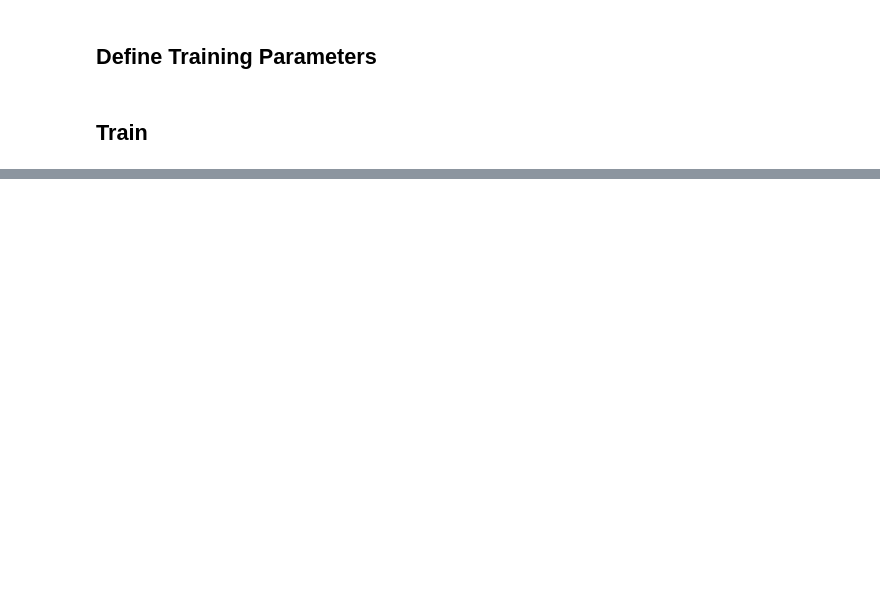
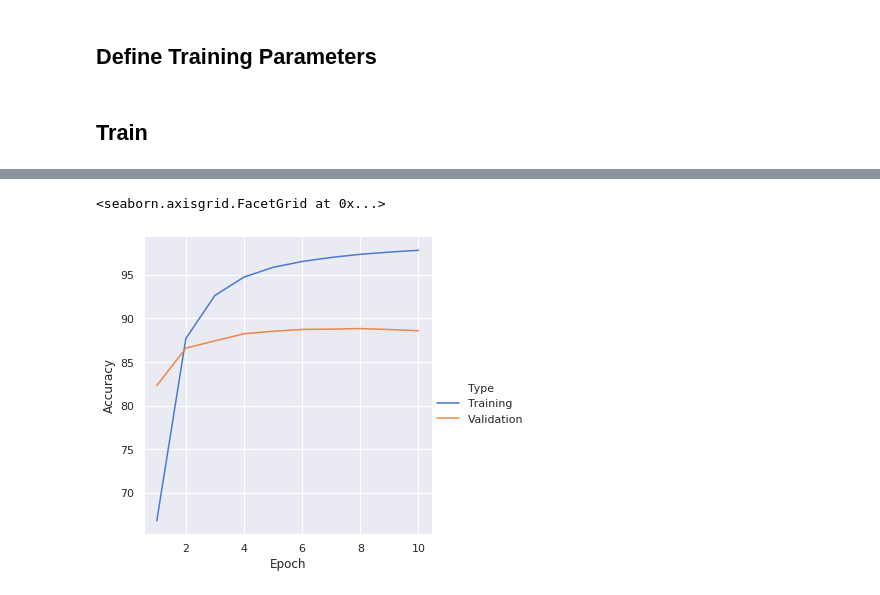
Before and after one commit to TengHuo/Kuzushiji_Recognition, a Jupyter notebook: notebooks/pytorch_classification_demo.ipynb, the cells around one changed output, grey strips where cells are left out. Drawn from its saved outputs; the diff is of its cells as text; code cells hidden in the pictures; blank space fills up the shorter version.

```diff
--- a/notebooks/pytorch_classification_demo.ipynb
+++ b/notebooks/pytorch_classification_demo.ipynb
@@ -460,34 +417,44 @@ valid_dataLoader = torch.utils.data.DataLoader(valid_dataset,
 %%time
 result = {"Epoch" : [],
           "Type" : [],
-          "Average Loss": []}
-for epoch in range(1, max_epochs + 1):
+          "Average Loss" : [],
+          "Accuracy" : []}
+
+for epoch in range(1, max_epochs+1):
     # Training
-    train_sum_loss = 0.0
+    sum_loss = 0.0
+    correct = 0
     for x_in, y in tqdm(train_dataLoader):
         network.zero_grad()
         x_out = network(x_in.to(device))
         loss = criterion(x_out, y.to(device))
         loss.backward()
         optimizer.step()
-        train_sum_loss += loss.item()
-    train_ave_loss = train_sum_loss / len(train_dataLoader)
+        sum_loss += loss.item() * x_in.shape[0]
+        correct += int(torch.sum(torch.argmax(x_out, 1) == y.to(device)))
+    ave_loss = sum_loss / len(train_dataset)
+    accuracy = 100.0 * correct / len(train_dataset)
     result["Epoch"].append(epoch)
     result["Type"].append("Training")
-    result["Average Loss"].append(train_ave_loss)
-    args = (datetime.now().isoformat(), epoch, max_epochs, train_ave_loss)
-    print("Time:%s,Epoch:%d/%d,Training Average Loss:%f" % args)
+    result["Average Loss"].append(ave_loss)
+    result["Accuracy"].append(accuracy)
+    args = (datetime.now().isoformat(), epoch, max_epochs, ave_loss, accuracy)
+    print("Type:Training,Time:%s,Epoch:%d/%d,Average Loss:%.3f,Accuracy:%.3f%%" % args)
 
     # Validation
-    valid_sum_loss = 0.0
+    sum_loss = 0.0
+    correct = 0
     for x_in, y in tqdm(valid_dataLoader):
         x_out = network(x_in.to(device))
         loss = criterion(x_out, y.to(device))
-        valid_sum_loss += loss.item()
-    valid_ave_loss = valid_sum_loss / len(valid_dataLoader)
+        sum_loss += loss.item() * x_in.shape[0]
+        correct += int(torch.sum(torch.argmax(x_out, 1) == y.to(device)))
+    ave_loss = sum_loss / len(valid_dataset)
+    accuracy = 100.0 * correct / len(valid_dataset)
     result["Epoch"].append(epoch)
     result["Type"].append("Validation")
-    result["Average Loss"].append(valid_ave_loss)
-    args = (datetime.now().isoformat(), epoch, max_epochs, valid_ave_loss)
-    print("Time:%s,Epoch:%d/%d,Validation Average Loss:%f" % args)
+    result["Average Loss"].append(ave_loss)
+    result["Accuracy"].append(accuracy)
+    args = (datetime.now().isoformat(), epoch, max_epochs, ave_loss, accuracy)
+    print("Type:Validation,Time:%s,Epoch:%d/%d,Average Loss:%.3f,Accuracy:%.3f%%" % args)
 # %% [output]
@@ -519,0 +483,9 @@ NameError: name 'result' is not defined
+# %%
+sns.relplot(x="Epoch",
+            y="Accuracy",
+            hue="Type",
+            kind="line",
+            data=pd.DataFrame(result))
+# %% [output]
+<seaborn.axisgrid.FacetGrid at 0x...>
+[figure, added]
```
Also changed, not shown: parts of 14 cells of this notebook, 2 other files.
